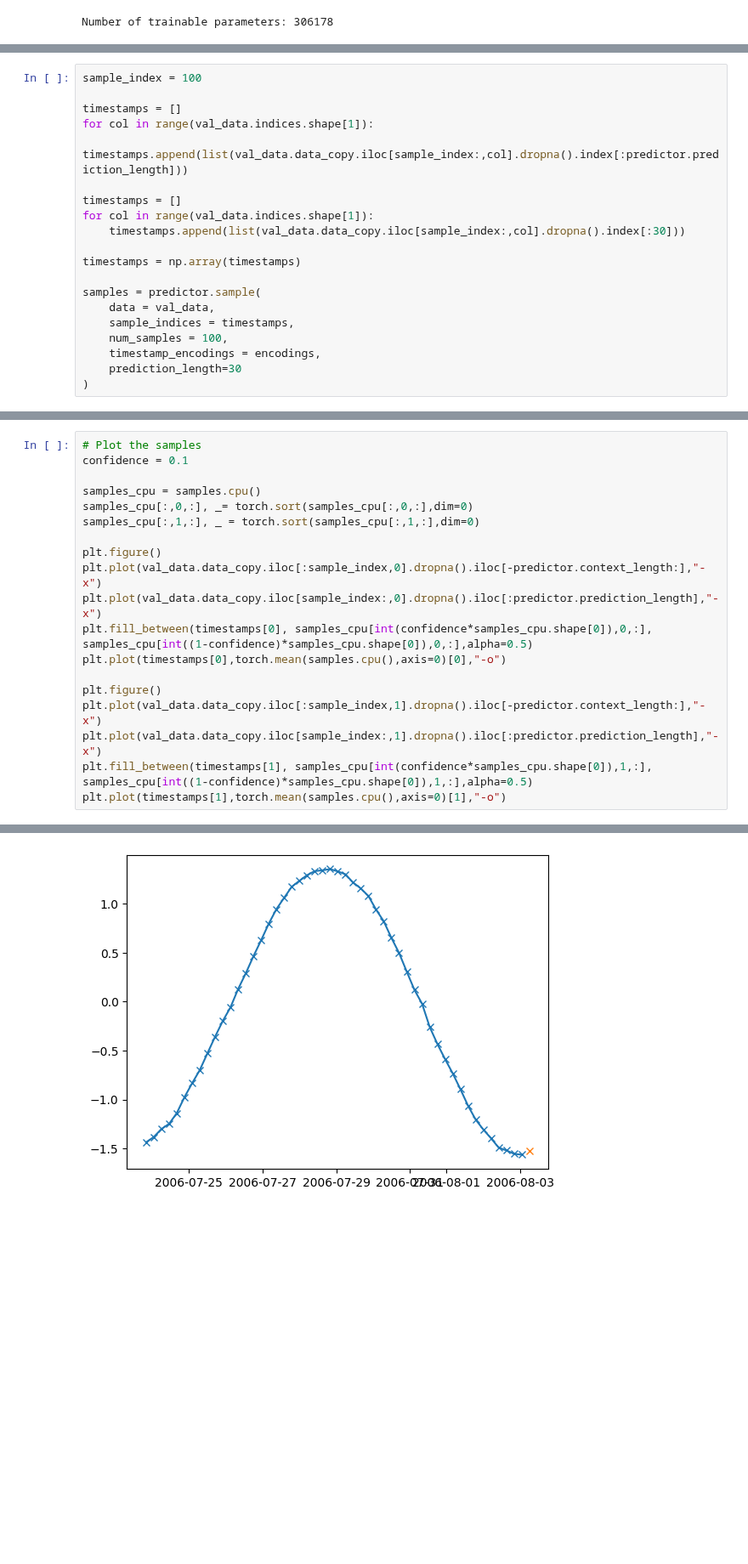
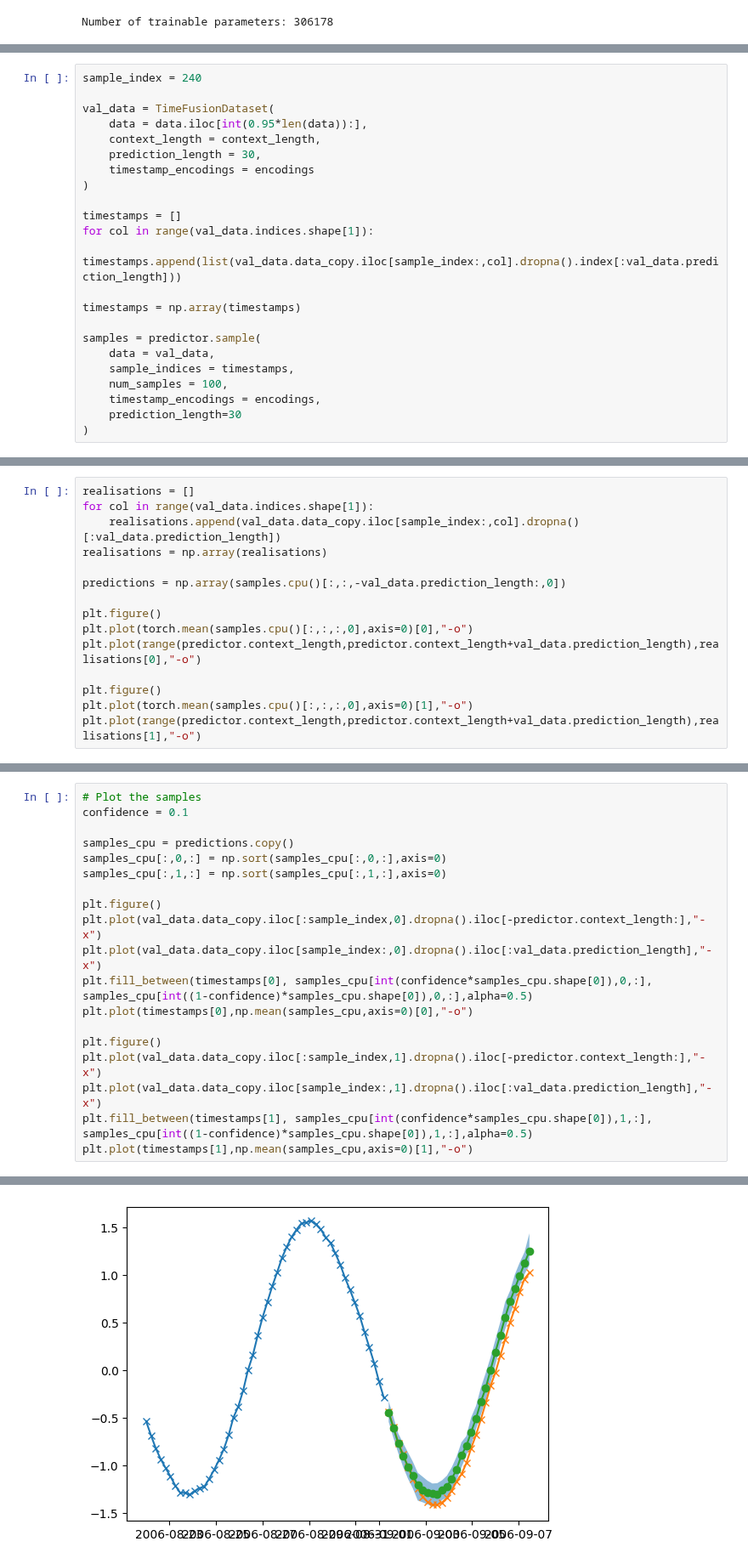
Before and after one commit to EdvardJSHolen/Final-Year-Project, a Jupyter notebook: TimeFusion/random_walk_example.ipynb, the cells around one changed output, grey strips where cells are left out. Shown at 85% size. Drawn from its saved outputs; the diff is of its cells as text; blank space fills up the shorter version.

```diff
--- a/TimeFusion/random_walk_example.ipynb
+++ b/TimeFusion/random_walk_example.ipynb
@@ -187,13 +177,16 @@ val_data = TimeFusionDataset(
 # %%
-sample_index = 100
+sample_index = 240
+
+val_data = TimeFusionDataset(
+    data = data.iloc[int(0.95*len(data)):],
+    context_length = context_length,
+    prediction_length = 30,
+    timestamp_encodings = encodings
+)
 
 timestamps = []
 for col in range(val_data.indices.shape[1]):
-    timestamps.append(list(val_data.data_copy.iloc[sample_index:,col].dropna().index[:predictor.prediction_length]))
-
-timestamps = []
-for col in range(val_data.indices.shape[1]):
-    timestamps.append(list(val_data.data_copy.iloc[sample_index:,col].dropna().index[:30]))
+    timestamps.append(list(val_data.data_copy.iloc[sample_index:,col].dropna().index[:val_data.prediction_length]))
 
 timestamps = np.array(timestamps)
 
@@ -226,0 +212,15 @@ ValueError: x and y must have same first dimension, but have shapes (1,) and tor
+# %%
+realisations = []
+for col in range(val_data.indices.shape[1]):
+    realisations.append(val_data.data_copy.iloc[sample_index:,col].dropna()[:val_data.prediction_length])
+realisations = np.array(realisations)
+
+predictions = np.array(samples.cpu()[:,:,-val_data.prediction_length:,0])
+
+plt.figure()
+plt.plot(torch.mean(samples.cpu()[:,:,:,0],axis=0)[0],"-o")
+plt.plot(range(predictor.context_length,predictor.context_length+val_data.prediction_length),realisations[0],"-o")
+
+plt.figure()
+plt.plot(torch.mean(samples.cpu()[:,:,:,0],axis=0)[1],"-o")
+plt.plot(range(predictor.context_length,predictor.context_length+val_data.prediction_length),realisations[1],"-o")
@@ -228,19 +256,19 @@ ValueError: x and y must have same first dimension, but have shapes (1,) and tor
 # Plot the samples
 confidence = 0.1
 
-samples_cpu = samples.cpu()
-samples_cpu[:,0,:], _= torch.sort(samples_cpu[:,0,:],dim=0)
-samples_cpu[:,1,:], _ = torch.sort(samples_cpu[:,1,:],dim=0)
+samples_cpu = predictions.copy()
+samples_cpu[:,0,:] = np.sort(samples_cpu[:,0,:],axis=0)
+samples_cpu[:,1,:] = np.sort(samples_cpu[:,1,:],axis=0)
 
 plt.figure()
 plt.plot(val_data.data_copy.iloc[:sample_index,0].dropna().iloc[-predictor.context_length:],"-x")
-plt.plot(val_data.data_copy.iloc[sample_index:,0].dropna().iloc[:predictor.prediction_length],"-x")
+plt.plot(val_data.data_copy.iloc[sample_index:,0].dropna().iloc[:val_data.prediction_length],"-x")
 plt.fill_between(timestamps[0], samples_cpu[int(confidence*samples_cpu.shape[0]),0,:], samples_cpu[int((1-confidence)*samples_cpu.shape[0]),0,:],alpha=0.5)
-plt.plot(timestamps[0],torch.mean(samples.cpu(),axis=0)[0],"-o")
+plt.plot(timestamps[0],np.mean(samples_cpu,axis=0)[0],"-o")
 
 plt.figure()
 plt.plot(val_data.data_copy.iloc[:sample_index,1].dropna().iloc[-predictor.context_length:],"-x")
-plt.plot(val_data.data_copy.iloc[sample_index:,1].dropna().iloc[:predictor.prediction_length],"-x")
+plt.plot(val_data.data_copy.iloc[sample_index:,1].dropna().iloc[:val_data.prediction_length],"-x")
 plt.fill_between(timestamps[1], samples_cpu[int(confidence*samples_cpu.shape[0]),1,:], samples_cpu[int((1-confidence)*samples_cpu.shape[0]),1,:],alpha=0.5)
-plt.plot(timestamps[1],torch.mean(samples.cpu(),axis=0)[1],"-o")
+plt.plot(timestamps[1],np.mean(samples_cpu,axis=0)[1],"-o")
 # %% [output]
@@ -248 +276 @@ ValueError: 'y1' is not 1-dimensional
-[figure, old version]
+[figure, new version]
```
Also changed, not shown: parts of 11 cells of this notebook, 3 other files.
